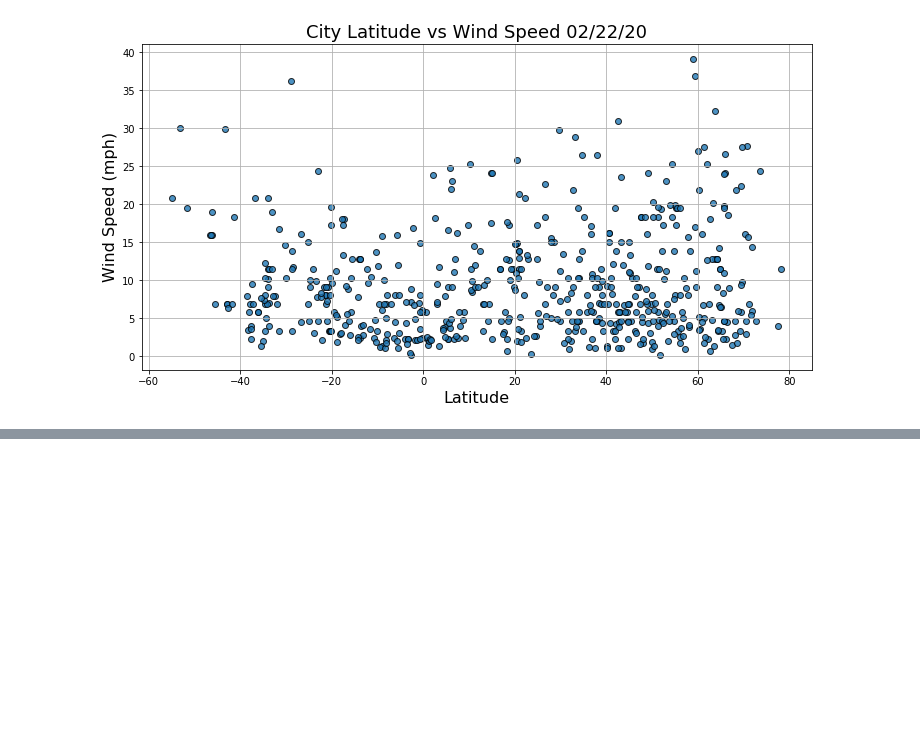
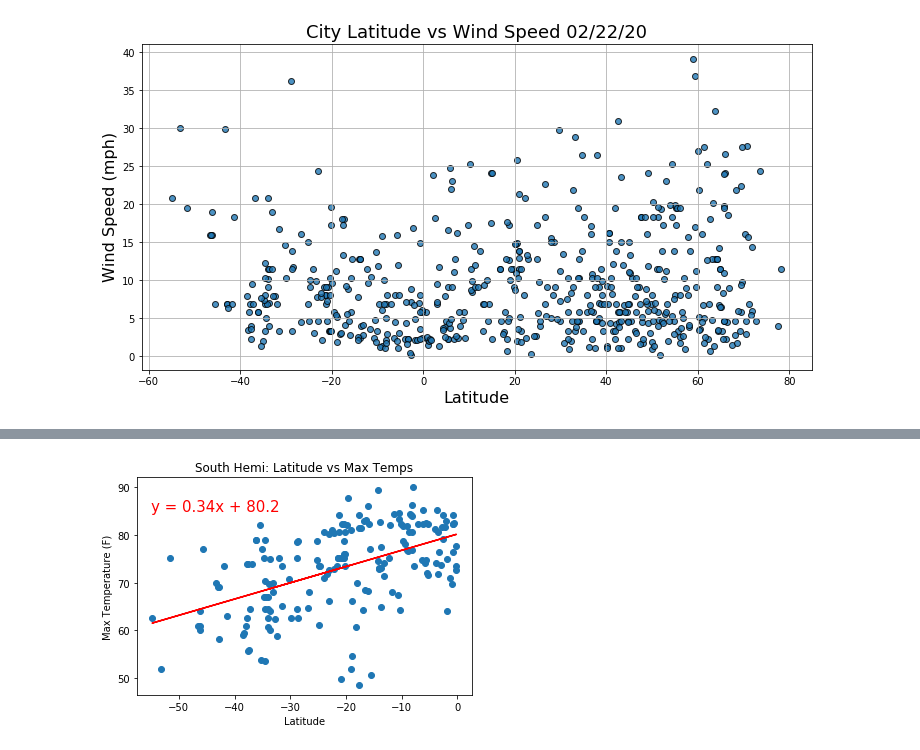
Before and after one commit to mattglibota/World_Weather_Analysis, a Jupyter notebook: WeatherPy.ipynb, the cells around one changed output, grey strips where cells are left out. Saved outputs shown, nothing was run; the diff lists cells and outputs as text; code cells hidden in the pictures; blank space fills up the shorter version.

```diff
--- a/WeatherPy.ipynb
+++ b/WeatherPy.ipynb
@@ -202,0 +238,6 @@ fig.savefig("weather_data/Fig4_latvswind.png")
+# %%
+#create scatter plot for lin reg of south hemi temps
+plot_lin_reg(south_hemi_df["Lat"],south_hemi_df["Max Temp"],
+             "South Hemi: Latitude vs Max Temps","Max Temperature (F)",(-55,85))
+# %% [output]
+[figure, added]
```
Also changed, not shown: parts of 10 cells of this notebook.
